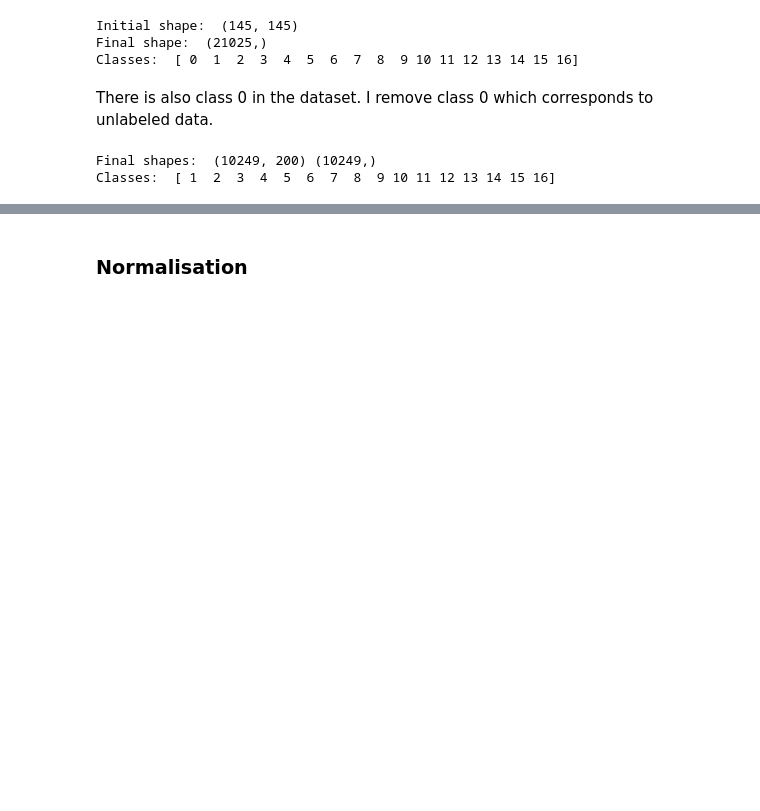
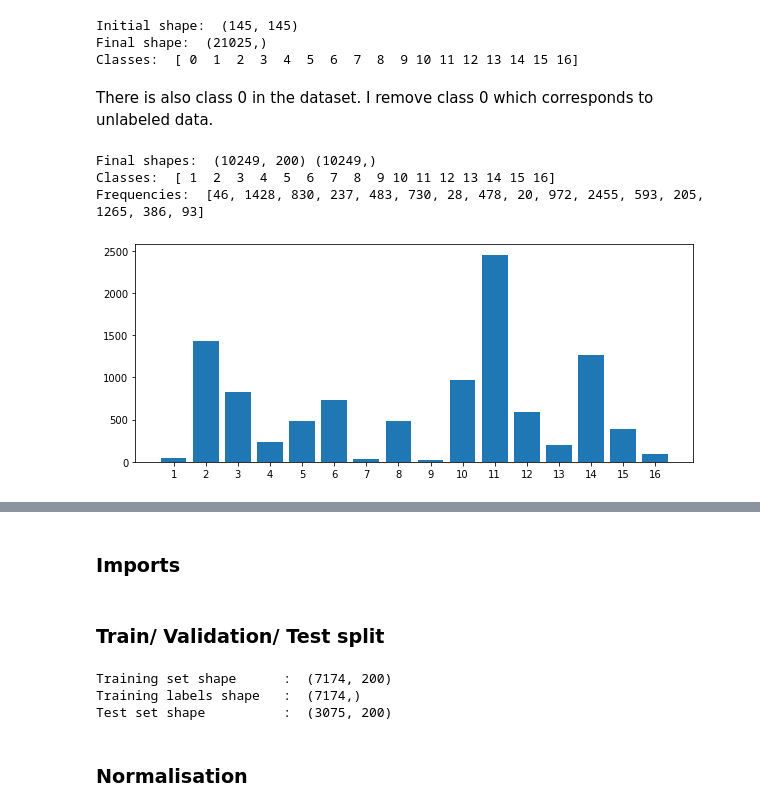
Before and after one commit to pelekhs/Geo-exercise-5, a Jupyter notebook: Ex-5.2.ipynb, the cells around one changed output, grey strips where cells are left out. Cells and saved outputs as stored; diff of their text form; code cells hidden in the pictures; blank space fills up the shorter version.

```diff
--- a/Ex-5.2.ipynb
+++ b/Ex-5.2.ipynb
@@ -31,8 +33,18 @@ There is also class 0 in the dataset. I remove class 0 which corresponds to unla
 # %%
 X = X[y!=0]
 y = y[y!=0]
 print("Final shapes: ", X.shape, y.shape)
 print("Classes: ", np.unique(y))
+def hist(y):
+    freq = [list(y).count(i) for i in np.unique(y)]
+    print("Frequencies: ", freq)
+    plt.bar(np.unique(y), height=freq)
+    plt.xticks(np.unique(y))
+    plt.show()
+    return plt
+hist(y)
 # %% [output]
 Final shapes:  (10249, 200) (10249,)
 Classes:  [ 1  2  3  4  5  6  7  8  9 10 11 12 13 14 15 16]
+Frequencies:  [46, 1428, 830, 237, 483, 730, 28, 478, 20, 972, 2455, 593, 205, 1265, 386, 93]
+[figure, added]
@@ -38,0 +52,2 @@ Classes:  [ 1  2  3  4  5  6  7  8  9 10 11 12 13 14 15 16]
+# %% [markdown]
+### Imports
@@ -39,2 +63,13 @@ Classes:  [ 1  2  3  4  5  6  7  8  9 10 11 12 13 14 15 16]
+# %% [markdown]
+### Train/ Validation/ Test split
+# %%
+X_train, X_test, y_train, y_test = train_test_split(X, y, test_size=0.3, random_state=69, stratify=y)
+print('Training set shape      : ', X_train.shape)
+print('Training labels shape   : ', y_train.shape)
+print('Test set shape          : ', X_test.shape)
+# %% [output]
+Training set shape      :  (7174, 200)
+Training labels shape   :  (7174,)
+Test set shape          :  (3075, 200)
 # %% [markdown]
 ### Normalisation
```
Also changed, not shown: parts of 36 cells of this notebook, 4 other files.
